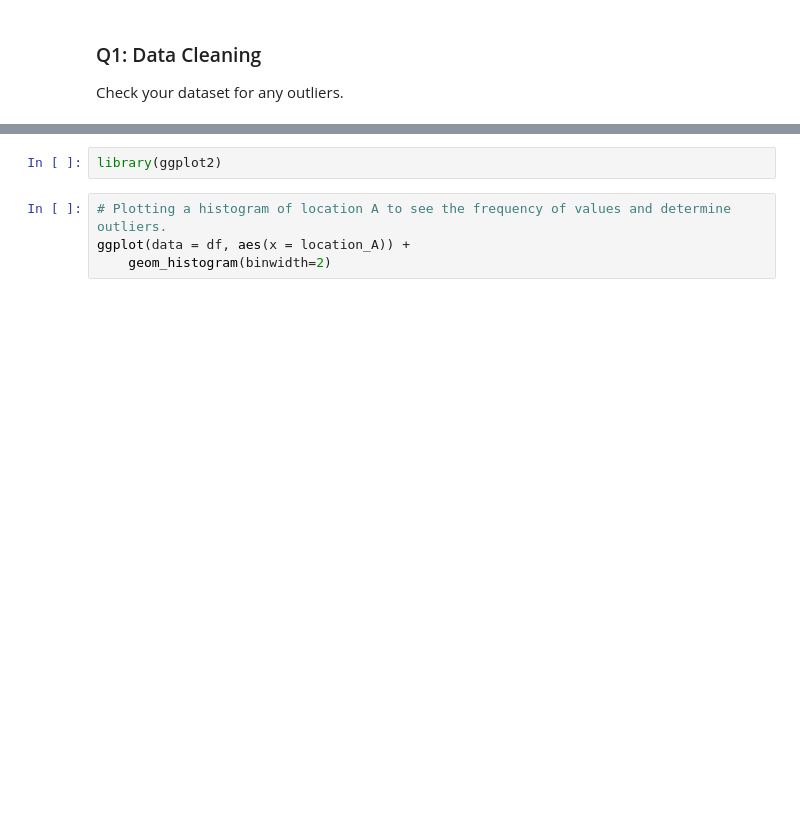
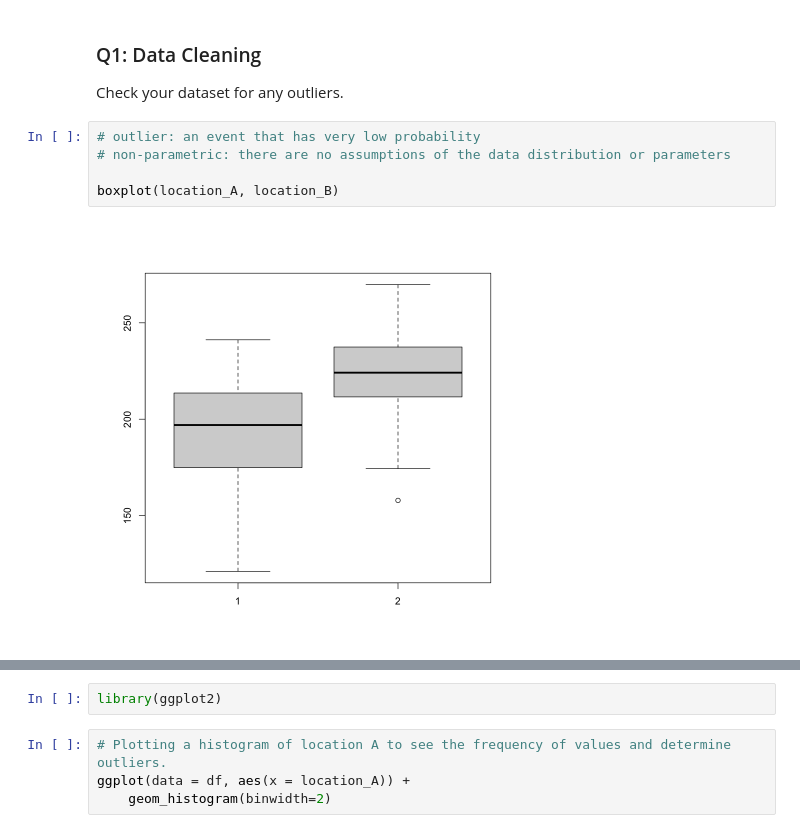
Before and after one commit to ShanMurphy/MBIO-612-F23-Shannon-Murphy, a Jupyter notebook: module_4/module_4_probability_distributions_practical.ipynb, the cells around one changed output, grey strips where cells are left out. Drawn from its saved outputs; the diff is of its cells as text; blank space fills up the shorter version.

```diff
--- a/module_4/module_4_probability_distributions_practical.ipynb
+++ b/module_4/module_4_probability_distributions_practical.ipynb
@@ -35,3 +43,10 @@ location_B
 ### Q1: Data Cleaning
 
 Check your dataset for any outliers.
+# %%
+# outlier: an event that has very low probability
+# non-parametric: there are no assumptions of the data distribution or parameters
+
+boxplot(location_A, location_B)
+# %% [output]
+[figure, added]
```
Also changed, not shown: parts of 8 cells of this notebook.
